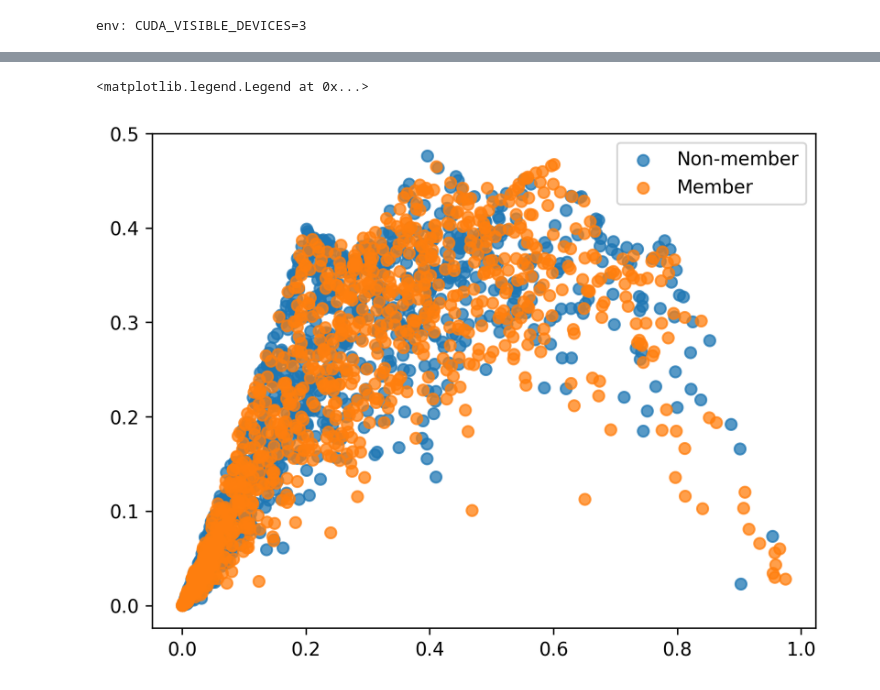
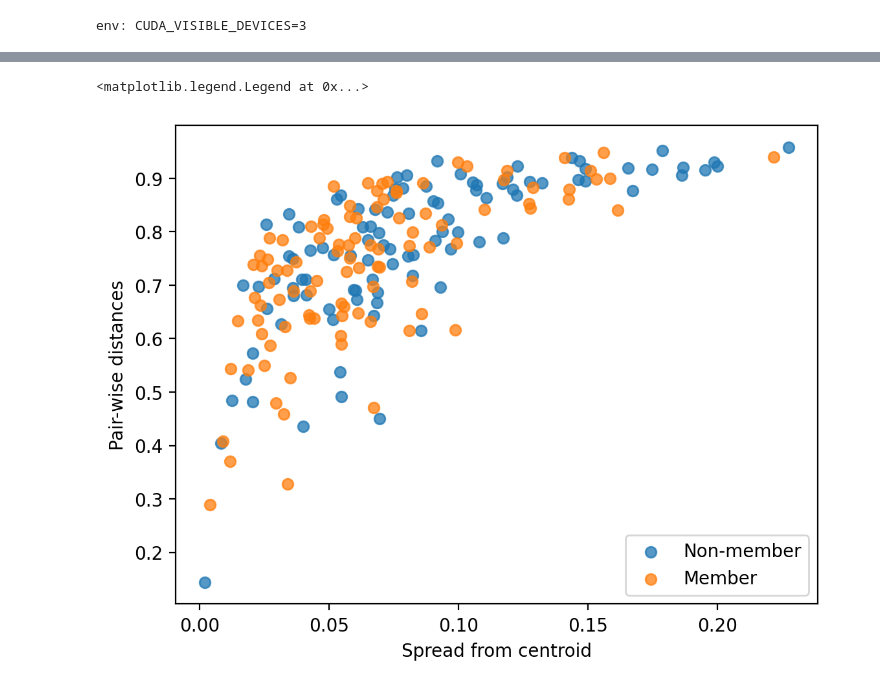
Before and after one commit to iamgroot42/propertyinference, a Jupyter notebook: experiments/latent_explore.ipynb, the cells around one changed output, grey strips where cells are left out. Cells and saved outputs as stored; diff of their text form; code cells hidden in the pictures.

```diff
--- a/experiments/latent_explore.ipynb
+++ b/experiments/latent_explore.ipynb
@@ -30,6 +37,6 @@ plt.rcParams['figure.dpi'] = 300
 # %%
 @ch.no_grad()
-def collect_embeddings(model, loader):
+def collect_embeddings(model, loader, squeeze: bool = True):
     """
         Collect embeddings for a given model and loader
     """
@@ -40,7 +47,8 @@ def collect_embeddings(model, loader):
         labels.append(batch[1].numpy())
     embeddings = np.concatenate(embeddings, axis=0)
     # Flatten out embeddings:
-    embeddings = embeddings.reshape(embeddings.shape[0], -1)
+    if squeeze:
+        embeddings = embeddings.reshape(embeddings.shape[0], -1)
     labels = np.concatenate(labels, axis=0)
     return embeddings, labels
 # %%
@@ -53 +67,22 @@ def look_at_metrics(embeds):
     return dists, dists2
+# %%
+@ch.no_grad()
+def look_at_relational_metrics(model, embeds):
+    """
+        Similar to looking at metrics, but using the model explicitly to compute distances,
+        instead of L2 norm.
+    """
+    embeds_ = ch.from_numpy(embeds)
+    centroid = ch.mean(embeds_, 0).unsqueeze(0).repeat(len(embeds), 1, 1, 1)
+    combined = ch.cat((centroid, embeds_), 1)
+    dists = model(combined.cuda(), embedding_mode=False).detach().mean().cpu().item()
+    # Distances from all points to each other
+    dists2 = []
+    for i in range(embeds_.shape[0]-1):
+        others = embeds_[i+1:]
+        this = embeds_[i].unsqueeze(0).repeat(others.shape[0], 1, 1, 1)
+        combined = ch.cat((others, this), 1)
+        dists_ = model(combined.cuda(), embedding_mode=False).detach()
+        dists2.extend(dists_)
+    dists2 = ch.mean(ch.cat(dists2)).cpu().item()
+    return 1 - dists, 1 - dists2
@@ -230,6 +513,6 @@ def relational_experiment(ds_adv, ds_victim,
 # %%
 model_paths = [
-    "/p/adversarialml/as9rw/models_celeba_person/80_20_split/scnn_relation/victim/1/0.0/1_0.90.ch",
+    "/p/adversarialml/as9rw/models_celeba_person/80_20_split/scnn_relation/victim/1/0.0/1_0.89.ch",
     "/p/adversarialml/as9rw/models_celeba_person/80_20_split/scnn_relation/victim/1/0.0/2_0.90.ch",
     "/p/adversarialml/as9rw/models_celeba_person/80_20_split/scnn_relation/victim/1/0.0/3_0.89.ch"
 ]
@@ -242,7 +525,6 @@ adv_config = replace(base_config, split="adv")
 # Get dataset wrapper
 ds_wrapper_class = get_dataset_wrapper("celeba_person")
 
-
 # Create DS objects
 ds_vic = ds_wrapper_class(base_config)
 ds_adv = ds_wrapper_class(adv_config)
@@ -253,13 +571,12 @@ mem, nonmem = relational_experiment(
 # %%
-mem, nonmem = experiment(ds_adv, ds_vic, model_paths[index], n_people=50, skip_plot=True)
+mem, nonmem = experiment(ds_adv, ds_vic, model_paths[index], n_people=100, skip_plot=True, tsne_dim=2, use_relation=True)
 # %%
-meanie = lambda x: np.mean(x, 1)
-# rangie = lambda x: np.max(x, 1) - np.min(x, 1)
-rangie = lambda x: np.std(x, 1)
-
-plt.scatter(meanie(nonmem), rangie(nonmem), label="Non-member", color="C0", alpha=0.75)
-plt.scatter(meanie(mem), rangie(mem), label="Member", color="C1", alpha=0.75)
+picked = (0, 1)
+plt.scatter(nonmem[:, picked[0]], nonmem[:, picked[1]], label="Non-member", color="C0", alpha=0.75)
+plt.scatter(mem[:, picked[0]], mem[:, picked[1]], label="Member", color="C1", alpha=0.75)
+plt.xlabel("Spread from centroid")
+plt.ylabel("Pair-wise distances")
 plt.legend()
 # %% [output]
 <matplotlib.legend.Legend at 0x...>
-[figure, old version]
+[figure, new version]
```
Also changed, not shown: parts of 25 cells of this notebook, 7 other files.
